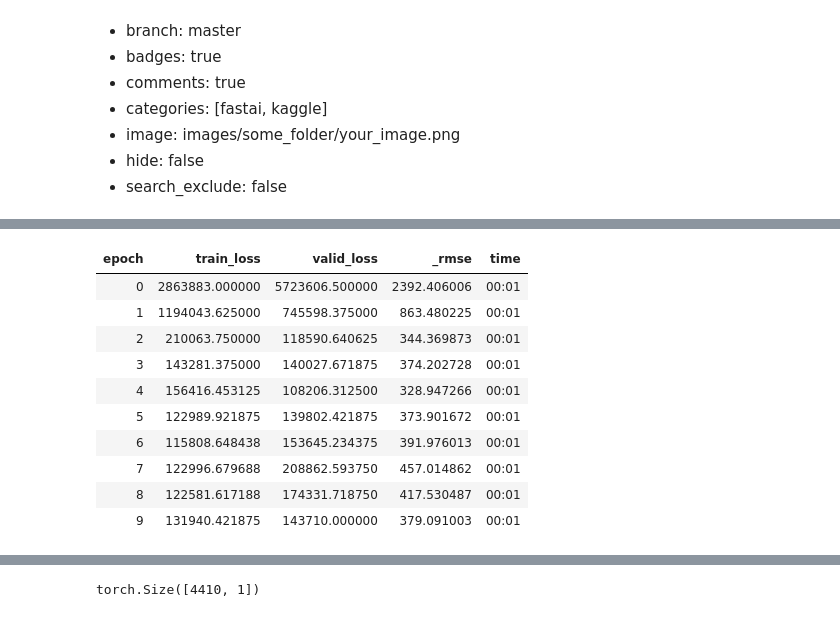
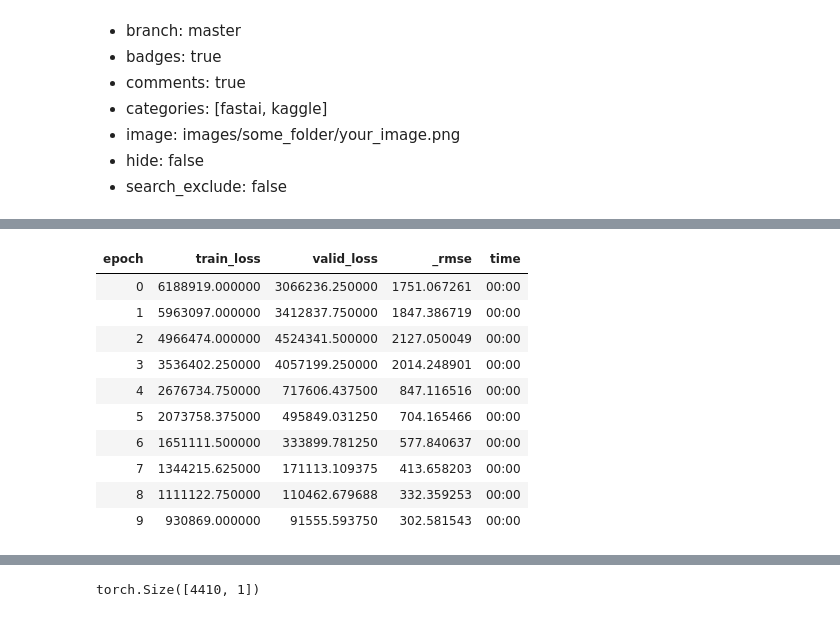
Before and after one commit to fastai-energetic-engineering/ashrae, a Jupyter notebook: ASHRAE_energy_fastai.ipynb, the cells around one changed output, grey strips where cells are left out. Cells and saved outputs as stored; diff of their text form; code cells hidden in the pictures.

```diff
--- a/ASHRAE_energy_fastai.ipynb
+++ b/ASHRAE_energy_fastai.ipynb
@@ -30,4 +36,6 @@ from fastai.tabular.all import *
 # %%
-# Load ASHRAE energy dataset from your google drive
-p = 'gdrive/MyDrive/Colab Notebooks/ashrae'
-os.chdir(p)
+tqdm.pandas(desc="apply progress")
+
+# Load ASHRAE energy dataset as parquet from google drive
+%cd 'gdrive/MyDrive/Colab Notebooks/ashrae_parquet'
+train_valid = pd.read_parquet("train_combined.parquet.snappy")
@@ -157,0 +143,4 @@ train_1building_1meter[['timestamp', 'meter_reading']].set_index('timestamp').pl
+# %%
+# Get a subset of the data, a few buildings and all meters
+
+train = train_valid[(train_valid['building_id']>=1126)]
@@ -159,21 +154,22 @@ train_1building_1meter[['timestamp', 'meter_reading']].set_index('timestamp').pl
 # Use an splitter and load using TabularPandas then to a dataloader
 
 # Drop rows with any column N/A, rather than FillMissing
-#train_good = train_1building_1meter[['timestamp', 'building_id', 'meter_reading', 'meter', 'air_temperature', 'dew_temperature', 'hour']].dropna()
+#train = train[['timestamp', 'building_id', 'meter_reading', 'meter', 'air_temperature', 'dew_temperature']].dropna()
 
 # 2-fold cross-validation. Build 2 models, each with half the year as training data
-splits1=MaskSplitter(train_1building_1meter['timestamp'] < '2016-07-01')(range_of(train_1building_1meter))
+splits1=MaskSplitter(train['timestamp'] >= '2016-07-01')(range_of(train))
 cat_names = ['building_id', 'meter', 'site_id', 'primary_use']
 #cont_names = ['timestamp', 'square_feet', 'year_built', 'floor_count', 'air_temperature', 'cloud_coverage', 'dew_temperature', 'precip_depth_1_hr', 'sea_level_pressure', 'wind_direction', 'wind_speed', 'time_diff', 'timestamp_gmt']
 cont_names = ['square_feet', 'year_built', 'floor_count', 'air_temperature', 'cloud_coverage', 'dew_temperature', 'precip_depth_1_hr', 'sea_level_pressure', 'wind_direction', 'wind_speed']
 cont_names = ['air_temperature', 'dew_temperature']
+#cont,cat = cont_cat_split(train, 1, dep_var=dep_var)
 procs = [Categorify, FillMissing, Normalize]
-to1 = TabularPandas(train_1building_1meter, procs=procs,
+to1 = TabularPandas(train, procs=procs,
                    cat_names = cat_names,
                    cont_names = cont_names,
                    y_names='meter_reading',
                    splits=splits1)
-dls1 = to1.dataloaders(bs=64)
+dls1 = to1.dataloaders(bs=1024)
 # %% [markdown]
 Notes on choice of parameters in block above:
 * Using .dropna() on the input dataset before TabularPandas() is slightly better than using FillMissing.
@@ -202,19 +178,3 @@ for i in train_1building['meter'].unique():
-# %%
-# Use an splitter and load using TabularPandas then to a dataloader
-
-# 2-fold cross-validation. Build 2 models, each with half the year as training data
-splits1=MaskSplitter(train_1building['timestamp'] < '2016-07-01')(range_of(train_1building))
-cat_names = ['building_id', 'meter', 'site_id', 'primary_use']
-#cont_names = ['timestamp', 'square_feet', 'year_built', 'floor_count', 'air_temperature', 'cloud_coverage', 'dew_temperature', 'precip_depth_1_hr', 'sea_level_pressure', 'wind_direction', 'wind_speed', 'time_diff', 'timestamp_gmt']
-cont_names = ['square_feet', 'year_built', 'floor_count', 'air_temperature', 'cloud_coverage', 'dew_temperature', 'precip_depth_1_hr', 'sea_level_pressure', 'wind_direction', 'wind_speed']
-cont_names = ['air_temperature', 'dew_temperature']
-procs = [Categorify, FillMissing, Normalize]
-to1 = TabularPandas(train_1building, procs=procs,
-                   cat_names = cat_names,
-                   cont_names = cont_names,
-                   y_names='meter_reading',
-                   splits=splits1)
-dls1 = to1.dataloaders(bs=64)
 # %%
 #@title
 # Load the entire dataset into a TabularDataLoader
@@ -253,24 +217,24 @@ dls1.show_batch()
 # %%
-# Train a model
+# Train a tabular model
 
 learn = tabular_learner(dls1, metrics=rmse)
 learn.summary()
 # Exploring the learning rates
 #learn.lr_find(stop_div=False)
-learn.fit_one_cycle(10, lr_max=.02)
+learn.fit_one_cycle(10, lr_max=.2)
 # %% [output]
 [interactive output not drawn]
 | epoch | train_loss | valid_loss | _rmse | time |
-| 0 | 2863883.000000 | 5723606.500000 | 2392.406006 | 00:01 |
-| 1 | 1194043.625000 | 745598.375000 | 863.480225 | 00:01 |
-| 2 | 210063.750000 | 118590.640625 | 344.369873 | 00:01 |
-| 3 | 143281.375000 | 140027.671875 | 374.202728 | 00:01 |
-| 4 | 156416.453125 | 108206.312500 | 328.947266 | 00:01 |
-| 5 | 122989.921875 | 139802.421875 | 373.901672 | 00:01 |
-| 6 | 115808.648438 | 153645.234375 | 391.976013 | 00:01 |
-| 7 | 122996.679688 | 208862.593750 | 457.014862 | 00:01 |
-| 8 | 122581.617188 | 174331.718750 | 417.530487 | 00:01 |
-| 9 | 131940.421875 | 143710.000000 | 379.091003 | 00:01 |
+| 0 | 6188919.000000 | 3066236.250000 | 1751.067261 | 00:00 |
+| 1 | 5963097.000000 | 3412837.750000 | 1847.386719 | 00:00 |
+| 2 | 4966474.000000 | 4524341.500000 | 2127.050049 | 00:00 |
+| 3 | 3536402.250000 | 4057199.250000 | 2014.248901 | 00:00 |
+| 4 | 2676734.750000 | 717606.437500 | 847.116516 | 00:00 |
+| 5 | 2073758.375000 | 495849.031250 | 704.165466 | 00:00 |
+| 6 | 1651111.500000 | 333899.781250 | 577.840637 | 00:00 |
+| 7 | 1344215.625000 | 171113.109375 | 413.658203 | 00:00 |
+| 8 | 1111122.750000 | 110462.679688 | 332.359253 | 00:00 |
+| 9 | 930869.000000 | 91555.593750 | 302.581543 | 00:00 |
 # %%
 learn.show_results()
 from sklearn.metrics import mean_squared_error, r2_score
```
Also changed, not shown: parts of 36 cells of this notebook.
